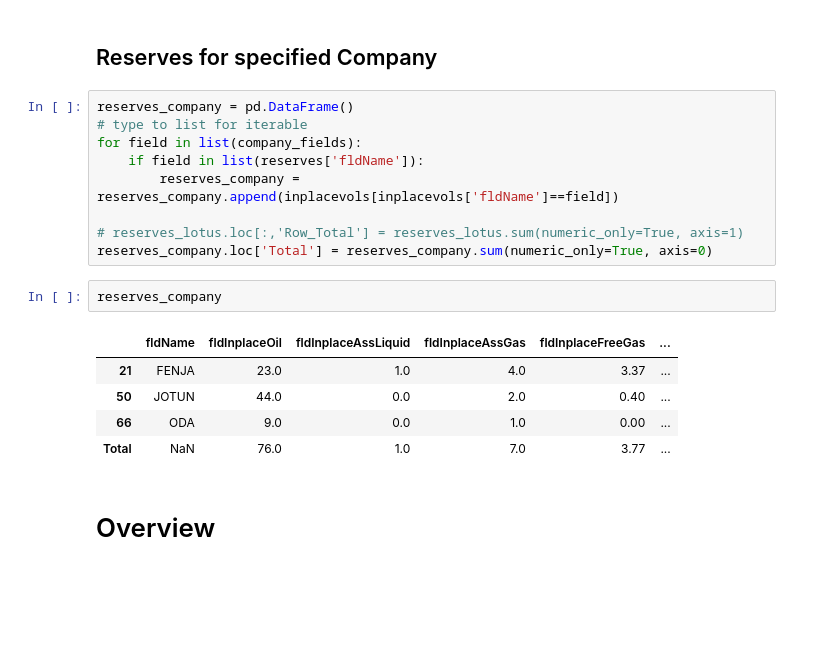
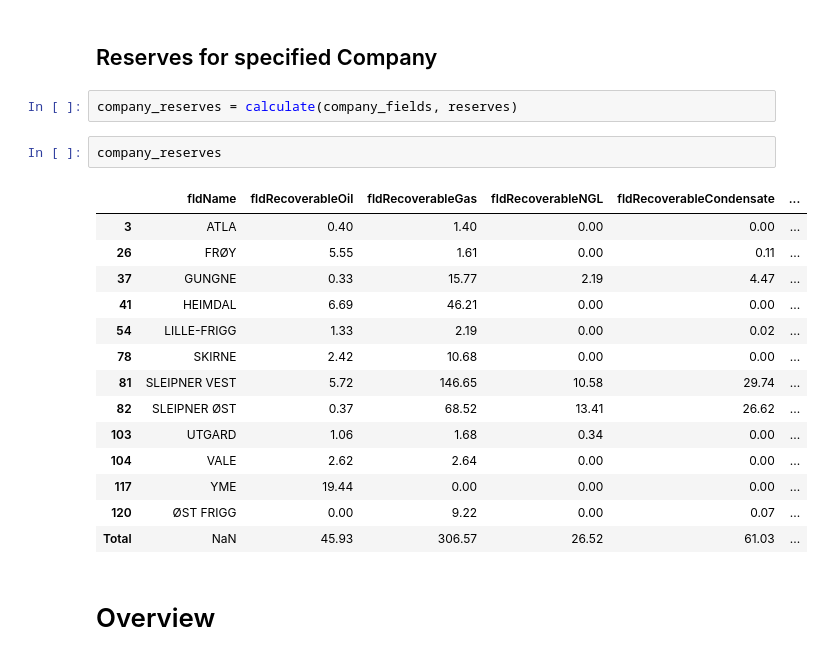
Before and after one commit to ABDunbar/NPD-Fields, a Jupyter notebook: Field.ipynb, the cells around one changed output. Saved outputs shown, nothing was run; the diff lists cells and outputs as text; blank space fills up the shorter version.

```diff
--- a/Field.ipynb
+++ b/Field.ipynb
@@ -106,23 +133,25 @@ ipvols_company
 reserves = load(fields[5])
 # %% [markdown]
 ## Reserves for specified Company
-# %%
-reserves_company = pd.DataFrame()
-# type to list for iterable
-for field in list(company_fields):
-    if field in list(reserves['fldName']):
-        reserves_company = reserves_company.append(inplacevols[inplacevols['fldName']==field])
-
-# reserves_lotus.loc[:,'Row_Total'] = reserves_lotus.sum(numeric_only=True, axis=1)
-reserves_company.loc['Total'] = reserves_company.sum(numeric_only=True, axis=0)
-# %%
-reserves_company
-# %% [output]
-|  | fldName | fldInplaceOil | fldInplaceAssLiquid | fldInplaceAssGas | fldInplaceFreeGas | ... |
-| 21 | FENJA | 23.0 | 1.0 | 4.0 | 3.37 | ... |
-| 50 | JOTUN | 44.0 | 0.0 | 2.0 | 0.40 | ... |
-| 66 | ODA | 9.0 | 0.0 | 1.0 | 0.00 | ... |
-| Total | NaN | 76.0 | 1.0 | 7.0 | 3.77 | ... |
+# %%
+company_reserves = calculate(company_fields, reserves)
+# %%
+company_reserves
+# %% [output]
+|  | fldName | fldRecoverableOil | fldRecoverableGas | fldRecoverableNGL | fldRecoverableCondensate | ... |
+| 3 | ATLA | 0.40 | 1.40 | 0.00 | 0.00 | ... |
+| 26 | FRØY | 5.55 | 1.61 | 0.00 | 0.11 | ... |
+| 37 | GUNGNE | 0.33 | 15.77 | 2.19 | 4.47 | ... |
+| 41 | HEIMDAL | 6.69 | 46.21 | 0.00 | 0.00 | ... |
+| 54 | LILLE-FRIGG | 1.33 | 2.19 | 0.00 | 0.02 | ... |
+| 78 | SKIRNE | 2.42 | 10.68 | 0.00 | 0.00 | ... |
+| 81 | SLEIPNER VEST | 5.72 | 146.65 | 10.58 | 29.74 | ... |
+| 82 | SLEIPNER ØST | 0.37 | 68.52 | 13.41 | 26.62 | ... |
+| 103 | UTGARD | 1.06 | 1.68 | 0.34 | 0.00 | ... |
+| 104 | VALE | 2.62 | 2.64 | 0.00 | 0.00 | ... |
+| 117 | YME | 19.44 | 0.00 | 0.00 | 0.00 | ... |
+| 120 | ØST FRIGG | 0.00 | 9.22 | 0.00 | 0.07 | ... |
+| Total | NaN | 45.93 | 306.57 | 26.52 | 61.03 | ... |
 # %% [markdown]
 # Overview
 # %%
```
Also changed, not shown: parts of 13 cells of this notebook.
